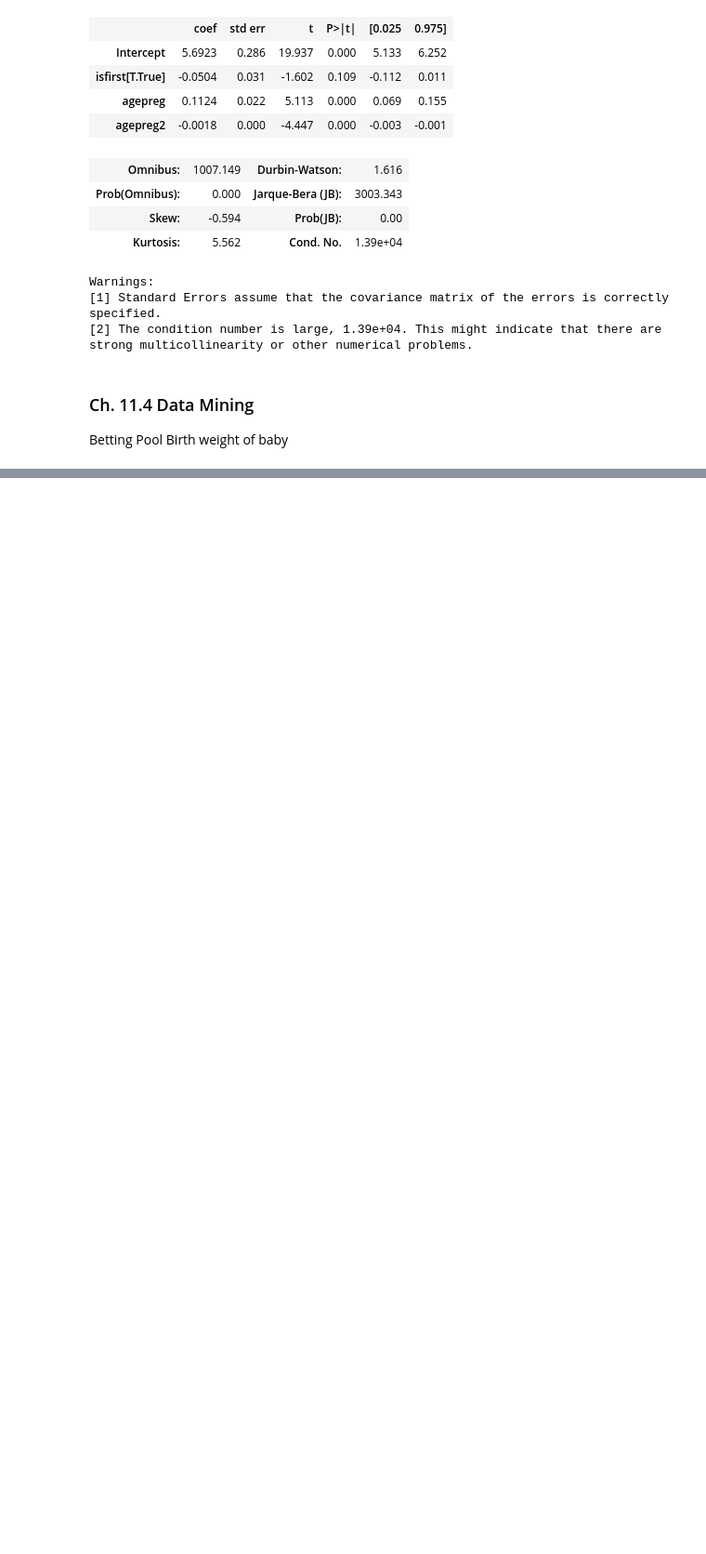
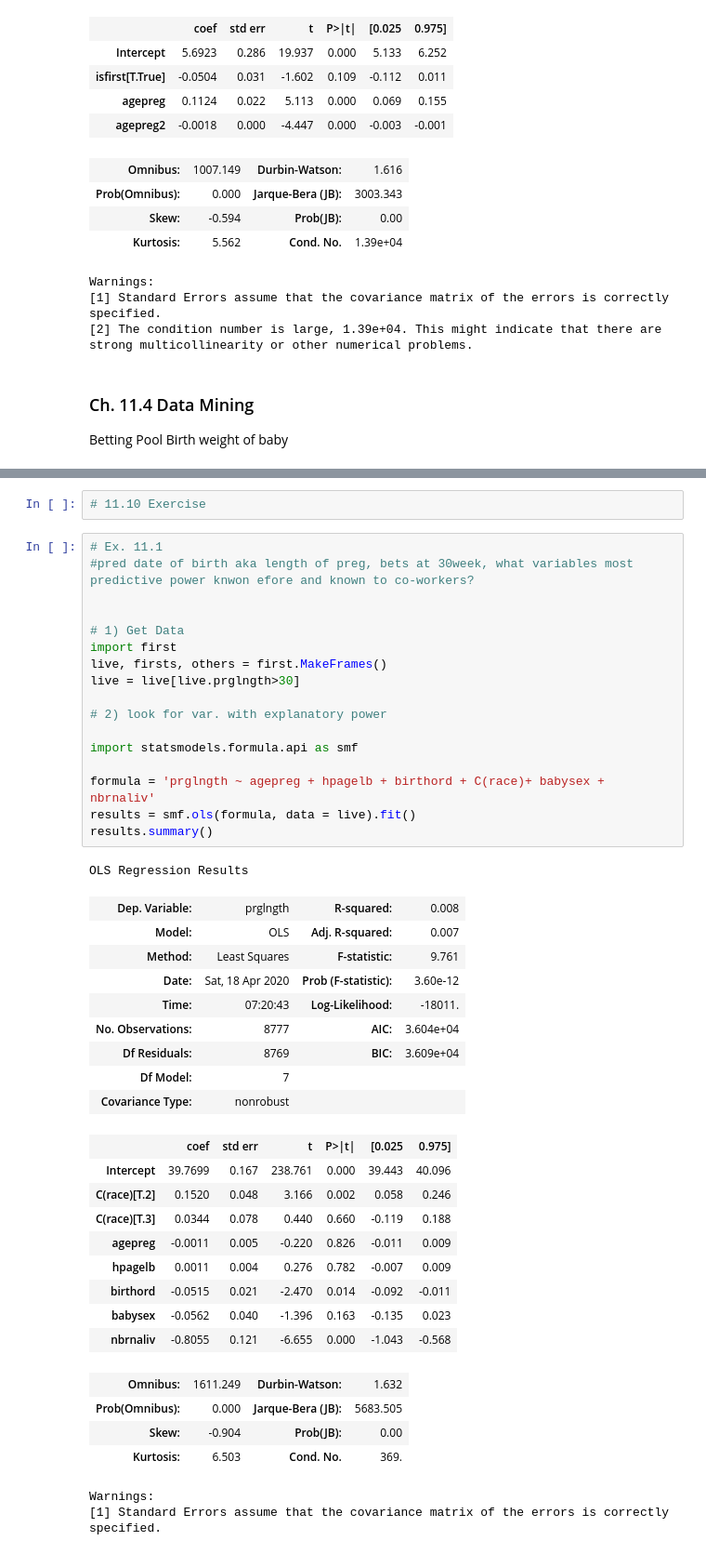
Before and after one commit to Svensone/ThinkStats2-Study, a Jupyter notebook: code/1 Ch. 11 Regression.ipynb, the cells around one changed output, grey strips where cells are left out. Shown at 93% size. Drawn from its saved outputs; the diff is of its cells as text; blank space fills up the shorter version.

```diff
--- a/code/1 Ch. 11 Regression.ipynb
+++ b/code/1 Ch. 11 Regression.ipynb
@@ -240,0 +456,45 @@ variables
+# %%
+# 11.10 Exercise
+# %%
+# Ex. 11.1
+#pred date of birth aka length of preg, bets at 30week, what variables most predictive power knwon efore and known to co-workers?
+
+
+# 1) Get Data
+import first
+live, firsts, others = first.MakeFrames()
+live = live[live.prglngth>30]
+
+# 2) look for var. with explanatory power
+
+import statsmodels.formula.api as smf
+
+formula = 'prglngth ~ agepreg + hpagelb + birthord + C(race)+ babysex + nbrnaliv'
+results = smf.ols(formula, data = live).fit()
+results.summary()
+# %% [output]
+OLS Regression Results
+| Dep. Variable: | prglngth | R-squared: | 0.008 |
+| Model: | OLS | Adj. R-squared: | 0.007 |
+| Method: | Least Squares | F-statistic: | 9.761 |
+| Date: | Sat, 18 Apr 2020 | Prob (F-statistic): | 3.60e-12 |
+| Time: | 07:20:43 | Log-Likelihood: | -18011. |
+| No. Observations: | 8777 | AIC: | 3.604e+04 |
+| Df Residuals: | 8769 | BIC: | 3.609e+04 |
+| Df Model: | 7 |  |  |
+| Covariance Type: | nonrobust |  |  |
+|  | coef | std err | t | P>|t| | [0.025 | 0.975] |
+| Intercept | 39.7699 | 0.167 | 238.761 | 0.000 | 39.443 | 40.096 |
+| C(race)[T.2] | 0.1520 | 0.048 | 3.166 | 0.002 | 0.058 | 0.246 |
+| C(race)[T.3] | 0.0344 | 0.078 | 0.440 | 0.660 | -0.119 | 0.188 |
+| agepreg | -0.0011 | 0.005 | -0.220 | 0.826 | -0.011 | 0.009 |
+| hpagelb | 0.0011 | 0.004 | 0.276 | 0.782 | -0.007 | 0.009 |
+| birthord | -0.0515 | 0.021 | -2.470 | 0.014 | -0.092 | -0.011 |
+| babysex | -0.0562 | 0.040 | -1.396 | 0.163 | -0.135 | 0.023 |
+| nbrnaliv | -0.8055 | 0.121 | -6.655 | 0.000 | -1.043 | -0.568 |
+| Omnibus: | 1611.249 | Durbin-Watson: | 1.632 |
+| Prob(Omnibus): | 0.000 | Jarque-Bera (JB): | 5683.505 |
+| Skew: | -0.904 | Prob(JB): | 0.00 |
+| Kurtosis: | 6.503 | Cond. No. | 369. |
+Warnings:
+[1] Standard Errors assume that the covariance matrix of the errors is correctly specified.
```
Also changed, not shown: parts of 26 cells of this notebook.
